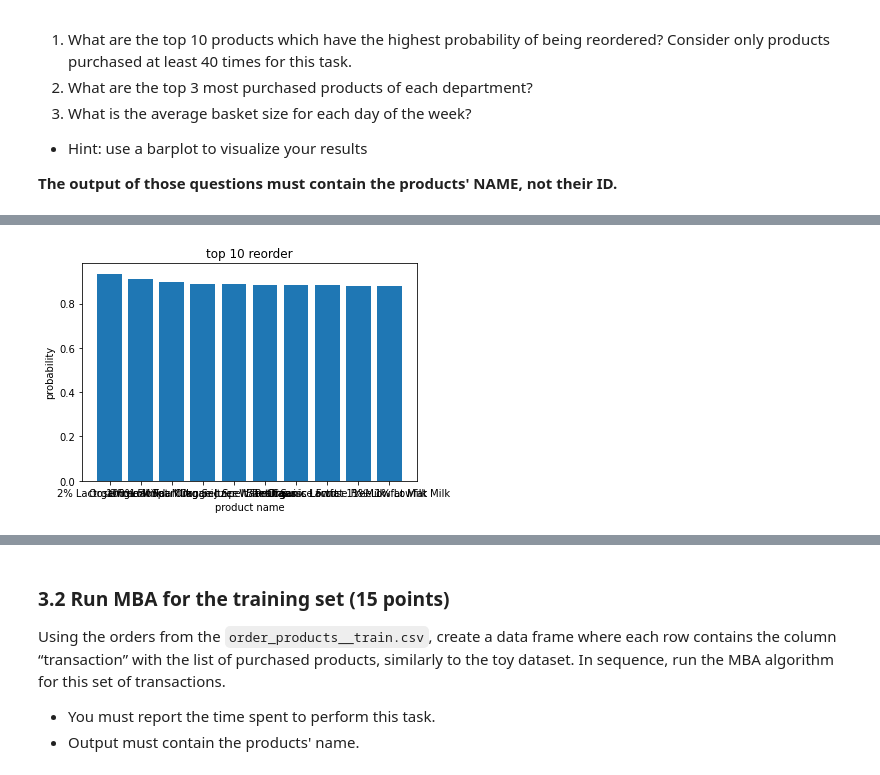
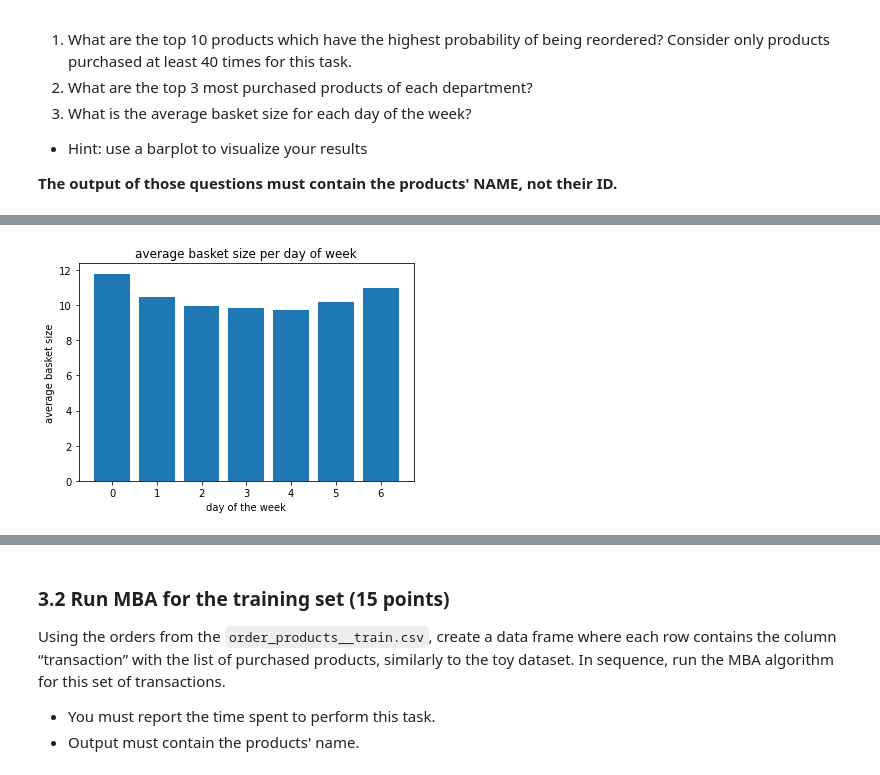
Before and after one commit to OumaymaMessoussi/INF8111, a Jupyter notebook: TP2/tp2_KacemOumaymaSemah.ipynb, the cells around one changed output, grey strips where cells are left out. Drawn from its saved outputs; the diff is of its cells as text; code cells hidden in the pictures.

```diff
--- a/TP2/tp2_KacemOumaymaSemah.ipynb
+++ b/TP2/tp2_KacemOumaymaSemah.ipynb
@@ -764,0 +798,11 @@ top_10.show(15, truncate=80)
+# %%
+avg_dow = spark.sql(""" SELECT day, AVG(n_prod) AS average_basket_size FROM (
+                            SELECT order_dow AS day, num_products AS n_prod FROM (
+                                SELECT order_id, COUNT(order_id) AS num_products
+                                  FROM order_prod
+                                  GROUP BY order_id ) AS p1
+                                INNER JOIN orders as p2 ON p1.order_id = p2.order_id )
+                        GROUP BY day
+                        ORDER BY day ASC """)
+
+avg_dow.show(150, truncate=80)
@@ -765,17 +821,17 @@ top_10.show(15, truncate=80)
 # %%
-top_10.createOrReplaceTempView("top_10")
-top_10 = top_10.collect()
-prod_names = [x.product_name for x in top_10]
-probabilities = [y.proba_reorder for y in top_10]
+avg_dow.createOrReplaceTempView("avg_dow")
+avg_dow = avg_dow.collect()
+days = [x.day for x in avg_dow]
+avgs = [y.average_basket_size for y in avg_dow]
 
 import matplotlib.pyplot as plt
-tmp = range(len(prod_names))
+tmp = range(len(days))
 
-plt.bar(tmp, probabilities)
-plt.xticks(tmp, prod_names)
-plt.xlabel("product name")
-plt.ylabel("probability")
-plt.title("top 10 reorder")
+plt.bar(tmp, avgs)
+plt.xticks(tmp, days)
+plt.xlabel("day of the week")
+plt.ylabel("average basket size")
+plt.title("average basket size per day of week")
 plt.show()
 # %% [output]
-[figure, old version]
+[figure, new version]
```
Also changed, not shown: parts of 13 cells of this notebook.
